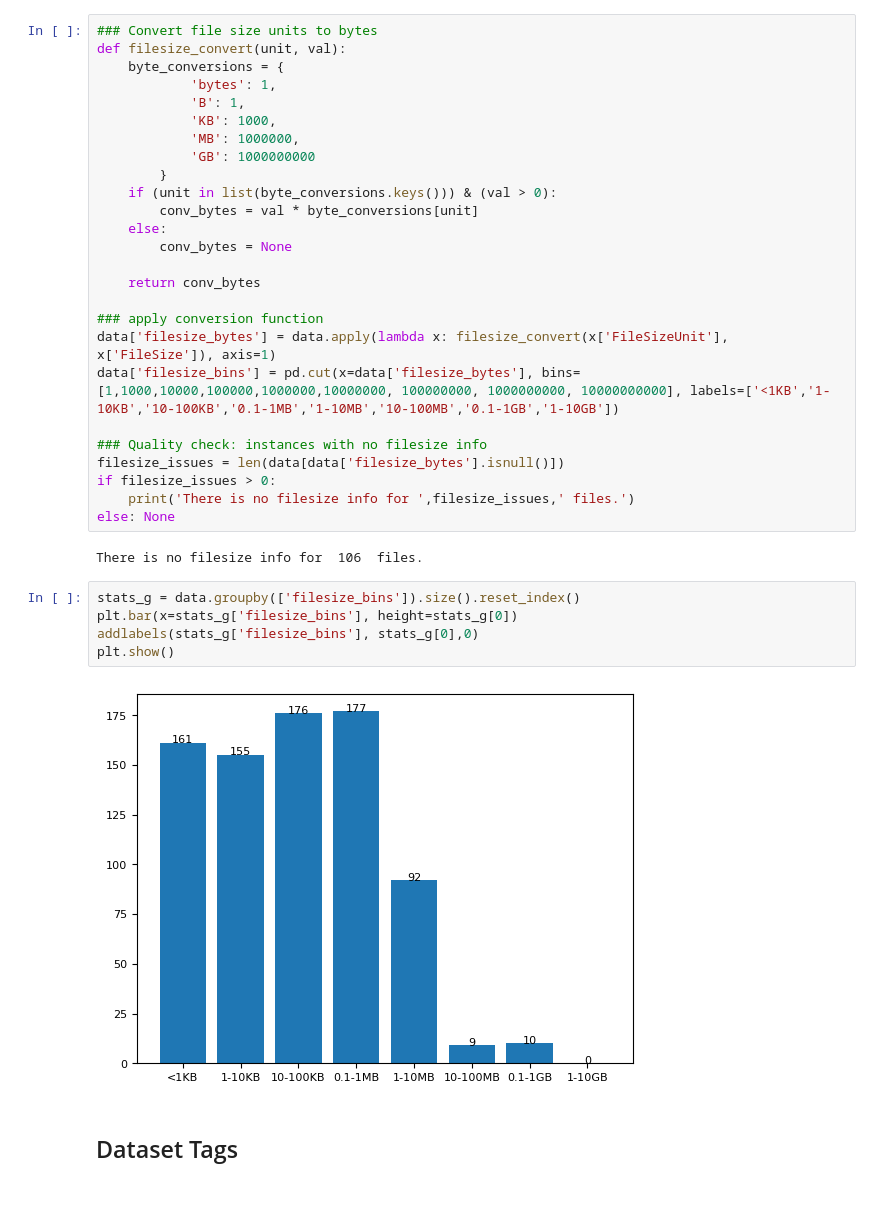
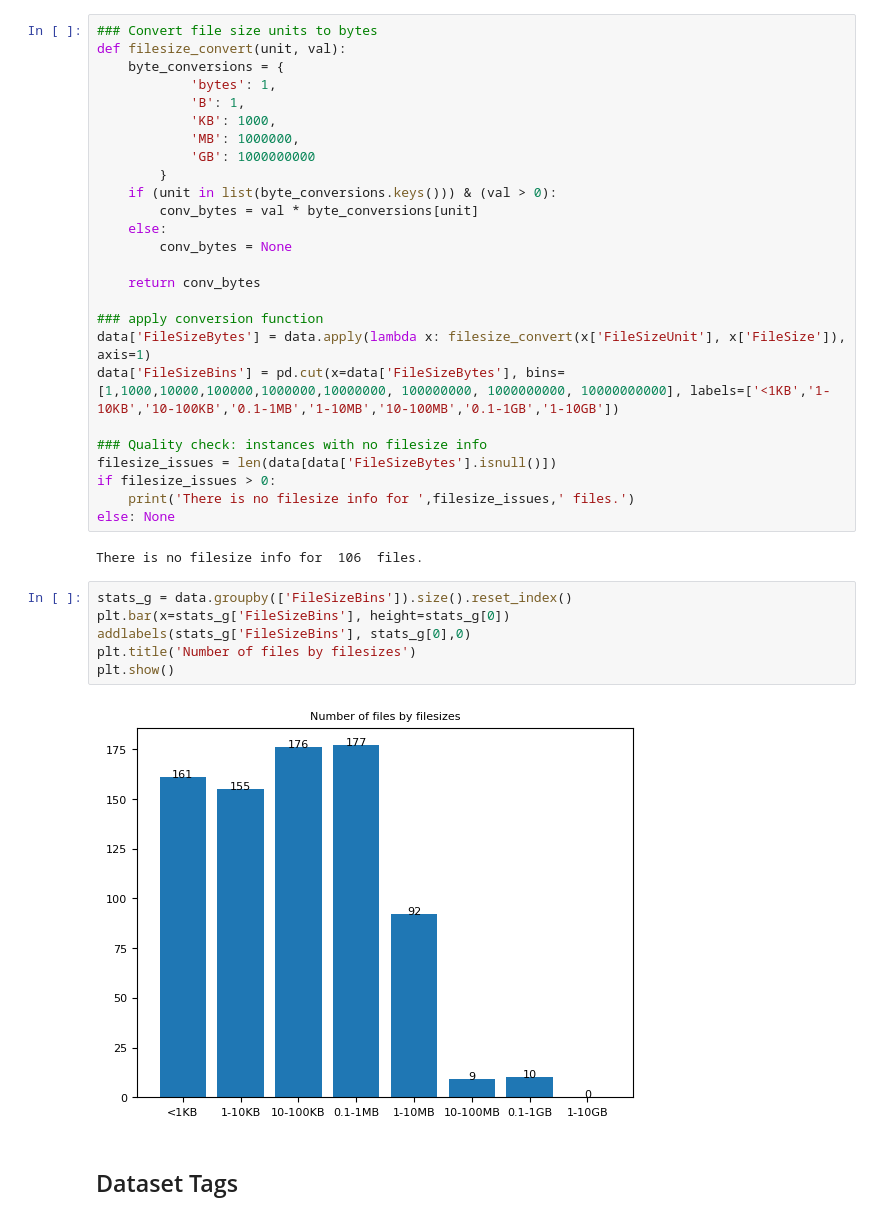
Before and after one commit to OpenDataScotland/the_od_bods, a Jupyter notebook: analytics/analytics.ipynb, the cells around one changed output. Saved outputs shown, nothing was run; the diff lists cells and outputs as text.

Commit message:
added a summary table of URL statuses by council, added the start of a new Council Matrix summary section, and updated FileSize section to use consistent labelling with the rest of the data

```diff
--- a/analytics/analytics.ipynb
+++ b/analytics/analytics.ipynb
@@ -294,23 +294,24 @@ def filesize_convert(unit, val):
     return conv_bytes
 
 ### apply conversion function
-data['filesize_bytes'] = data.apply(lambda x: filesize_convert(x['FileSizeUnit'], x['FileSize']), axis=1)
-data['filesize_bins'] = pd.cut(x=data['filesize_bytes'], bins=[1,1000,10000,100000,1000000,10000000, 100000000, 1000000000, 10000000000], labels=['<1KB','1-10KB','10-100KB','0.1-1MB','1-10MB','10-100MB','0.1-1GB','1-10GB'])
+data['FileSizeBytes'] = data.apply(lambda x: filesize_convert(x['FileSizeUnit'], x['FileSize']), axis=1)
+data['FileSizeBins'] = pd.cut(x=data['FileSizeBytes'], bins=[1,1000,10000,100000,1000000,10000000, 100000000, 1000000000, 10000000000], labels=['<1KB','1-10KB','10-100KB','0.1-1MB','1-10MB','10-100MB','0.1-1GB','1-10GB'])
 
 ### Quality check: instances with no filesize info
-filesize_issues = len(data[data['filesize_bytes'].isnull()])
+filesize_issues = len(data[data['FileSizeBytes'].isnull()])
 if filesize_issues > 0:
     print('There is no filesize info for ',filesize_issues,' files.')
 else: None
 # %% [output]
 There is no filesize info for  106  files.
 # %%
-stats_g = data.groupby(['filesize_bins']).size().reset_index()
-plt.bar(x=stats_g['filesize_bins'], height=stats_g[0])
-addlabels(stats_g['filesize_bins'], stats_g[0],0)
+stats_g = data.groupby(['FileSizeBins']).size().reset_index()
+plt.bar(x=stats_g['FileSizeBins'], height=stats_g[0])
+addlabels(stats_g['FileSizeBins'], stats_g[0],0)
+plt.title('Number of files by filesizes')
 plt.show()
 # %% [output]
-[figure, old version]
+[figure, new version]
 # %% [markdown]
 ## Dataset Tags
 # %%
```
Also changed, not shown: parts of 4 cells of this notebook.
